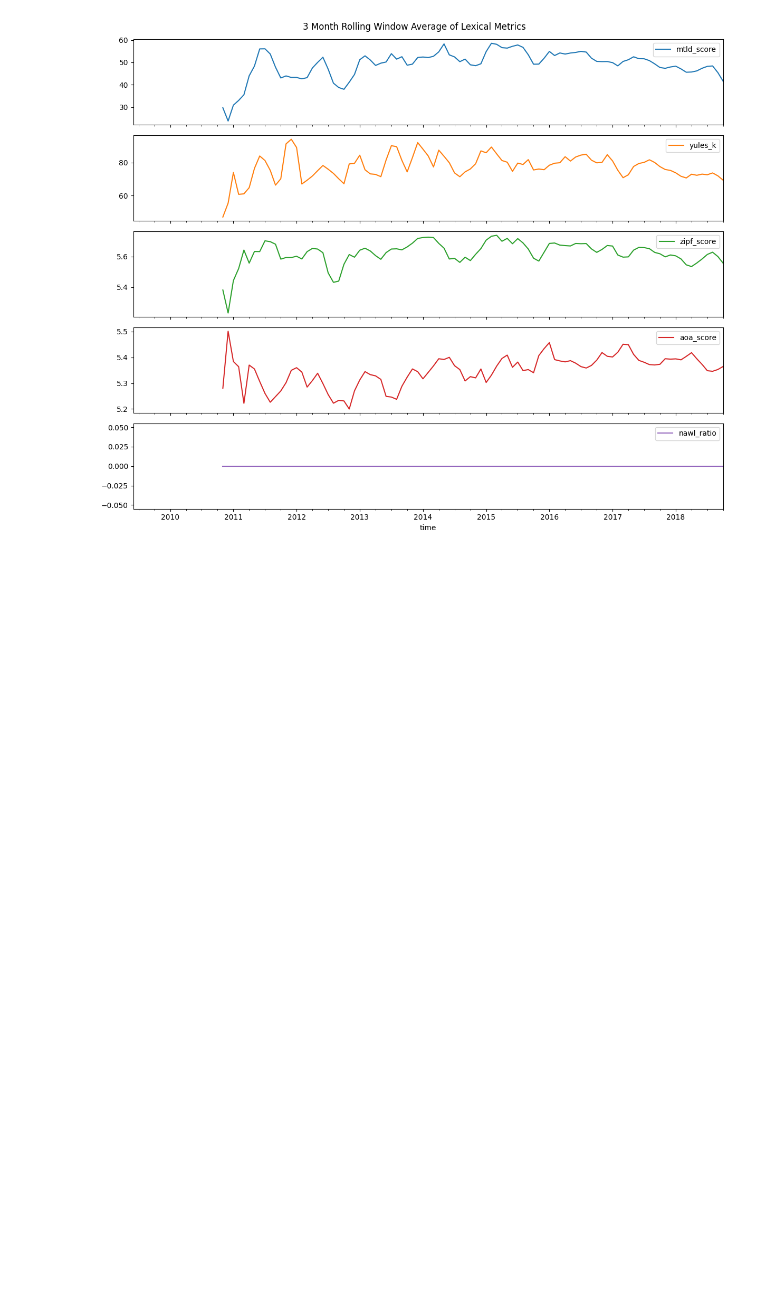
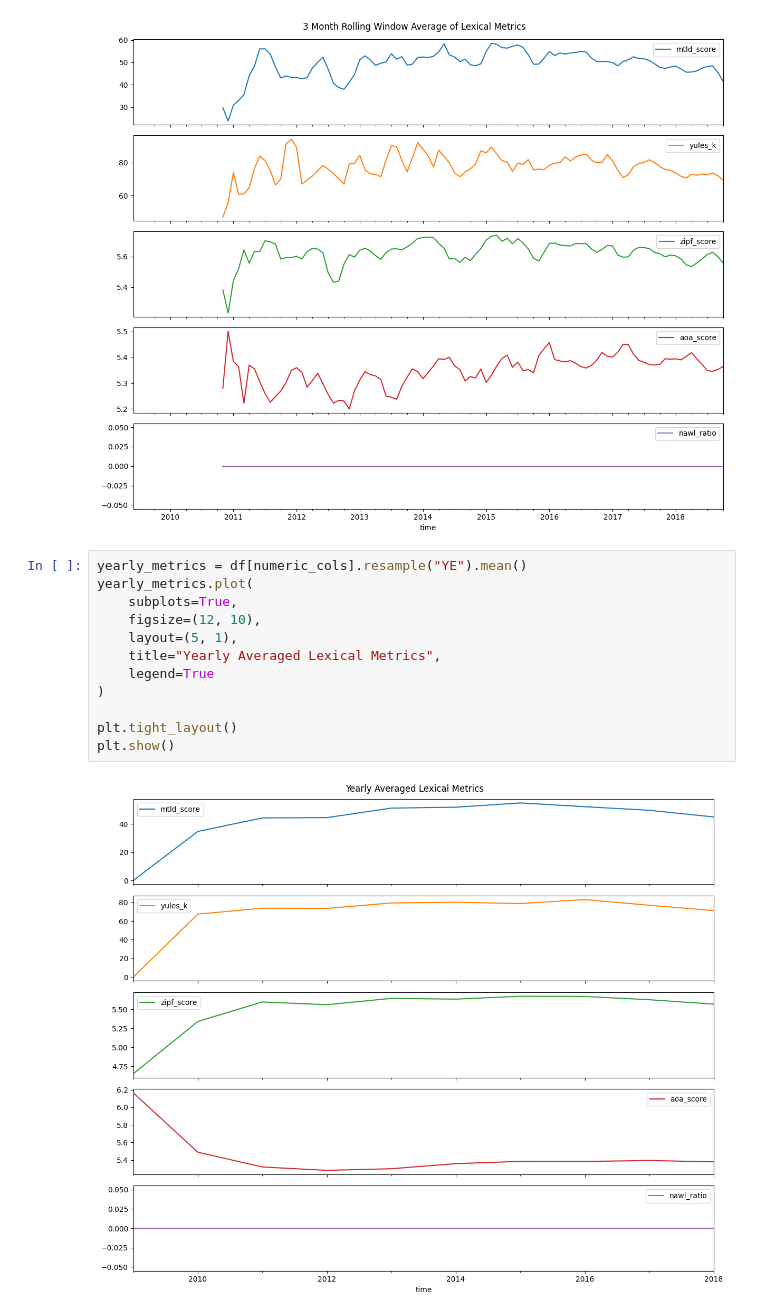
Before and after one commit to nickvick04/ORFE-Thesis, a Jupyter notebook: LexicalAnalysis.ipynb, the cells around one changed output. Cells and saved outputs as stored; diff of their text form; blank space fills up the shorter version.

Commit message:
adding yearly analysis

```diff
--- a/LexicalAnalysis.ipynb
+++ b/LexicalAnalysis.ipynb
@@ -280,3 +280,17 @@ plt.tight_layout()
 plt.show()
 # %% [output]
 [figure]
+# %%
+yearly_metrics = df[numeric_cols].resample("YE").mean()
+yearly_metrics.plot(
+    subplots=True,
+    figsize=(12, 10),
+    layout=(5, 1),
+    title="Yearly Averaged Lexical Metrics",
+    legend=True
+)
+
+plt.tight_layout()
+plt.show()
+# %% [output]
+[figure, added]
```
